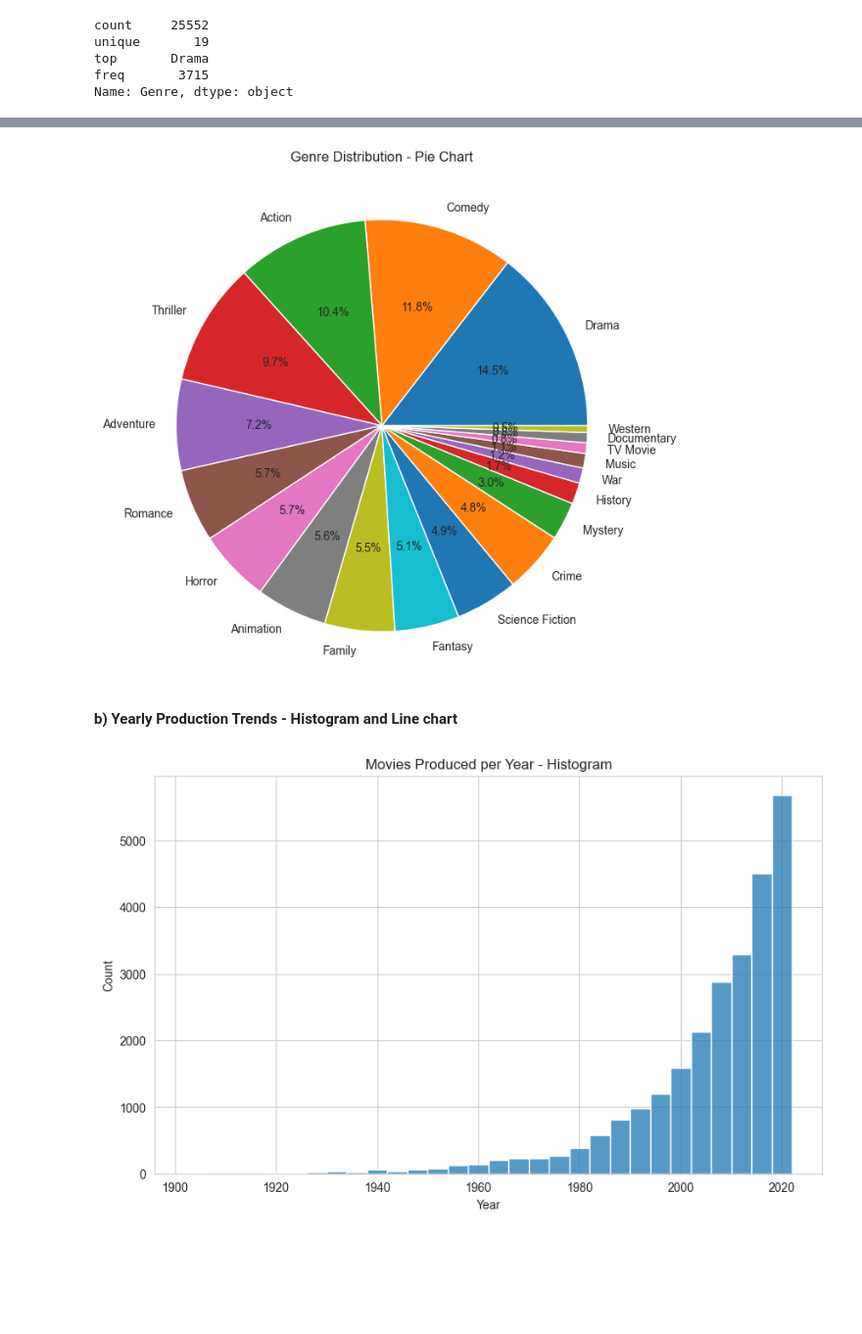
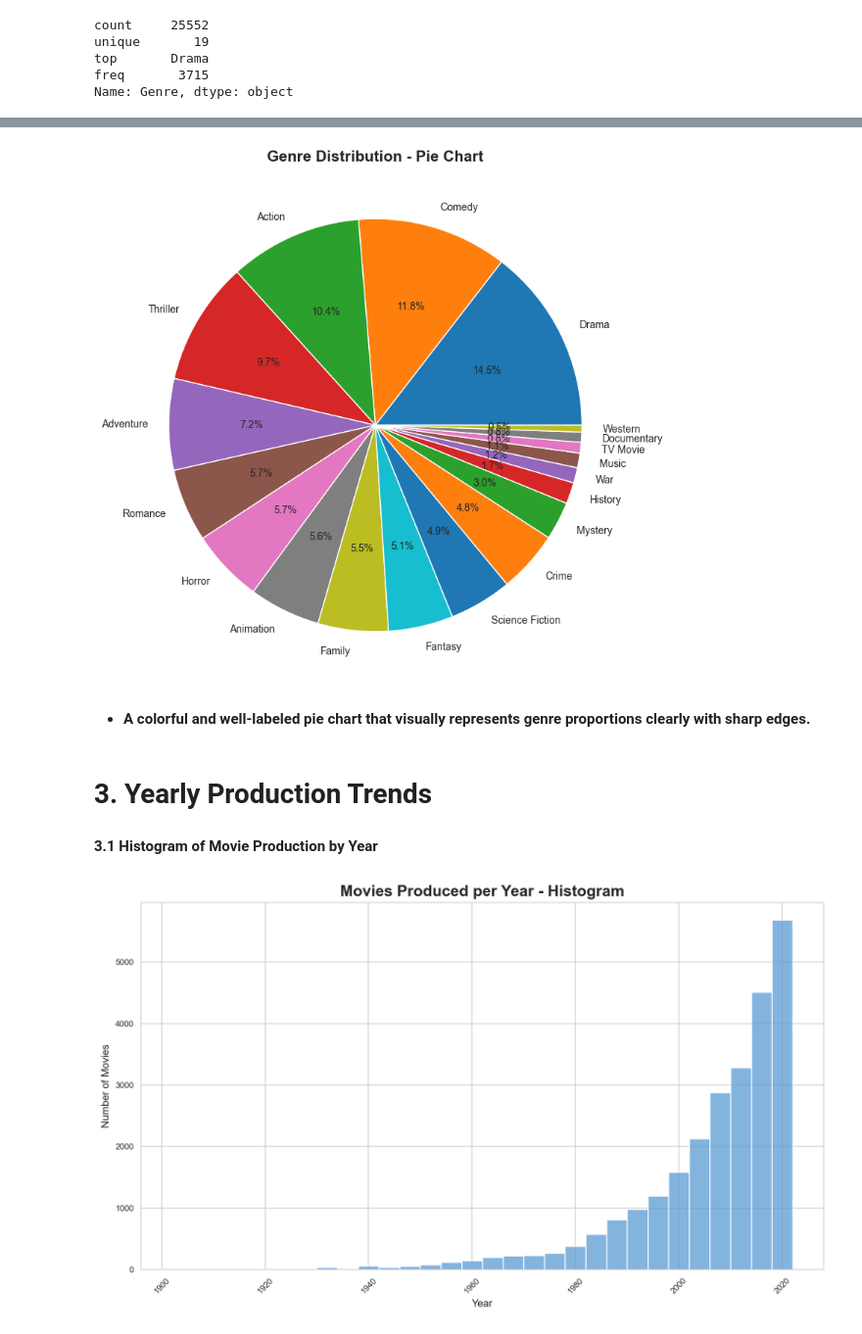
Before and after one commit to omjaikumar23/Netflix-Data-Analysis, a Jupyter notebook: netflix_data_analysis.ipynb, the cells around one changed output, grey strips where cells are left out. Shown at 98% size. Cells and saved outputs as stored; diff of their text form; code cells hidden in the pictures; blank space fills up the shorter version.

```diff
--- a/netflix_data_analysis.ipynb
+++ b/netflix_data_analysis.ipynb
@@ -330,19 +369,37 @@ plt.show()
 # %%
+# Create a high-resolution pie chart showing genre percentage distribution
 plt.figure(figsize=(8,8))
 df['Genre'].value_counts().plot.pie(autopct='%1.1f%%')
-plt.title('Genre Distribution - Pie Chart')
-plt.ylabel('')
+plt.title('Genre Distribution - Pie Chart', fontsize=15, fontweight='bold')
+plt.ylabel('')  # Hide y-label for better visual balance
+plt.tight_layout()
 plt.show()
 # %% [output]
-[figure, old version]
+[figure, new version]
+# %% [markdown]
+- **A colorful and well-labeled pie chart that visually represents genre proportions clearly with sharp edges.**
 # %% [markdown]
-**b) Yearly Production Trends - Histogram and Line chart**
+# **3. Yearly Production Trends**
+# %% [markdown]
+**3.1 Histogram of Movie Production by Year**
 # %%
+'''
 plt.figure(figsize=(10,6))
 sns.histplot(df['Release_Date'], bins=30, kde=False)
 plt.title('Movies Produced per Year - Histogram')
 plt.xlabel('Year')
 plt.ylabel('Count')
 plt.show()
+'''
+
+plt.figure(figsize=(10, 6),dpi=200)
+sns.histplot(df['Release_Date'], bins=30, color='#5a9bd4', kde=False)
+plt.title('Movies Produced per Year - Histogram', fontsize=15, fontweight='bold')
+plt.xlabel('Year', fontsize=10)
+plt.ylabel('Number of Movies', fontsize=10)
+plt.xticks(rotation=45, fontsize=8)
+plt.yticks(fontsize=8)
+plt.tight_layout()
+plt.show()
 # %% [output]
-[figure, old version]
+[figure, new version]
```
Also changed, not shown: parts of 73 cells of this notebook.
